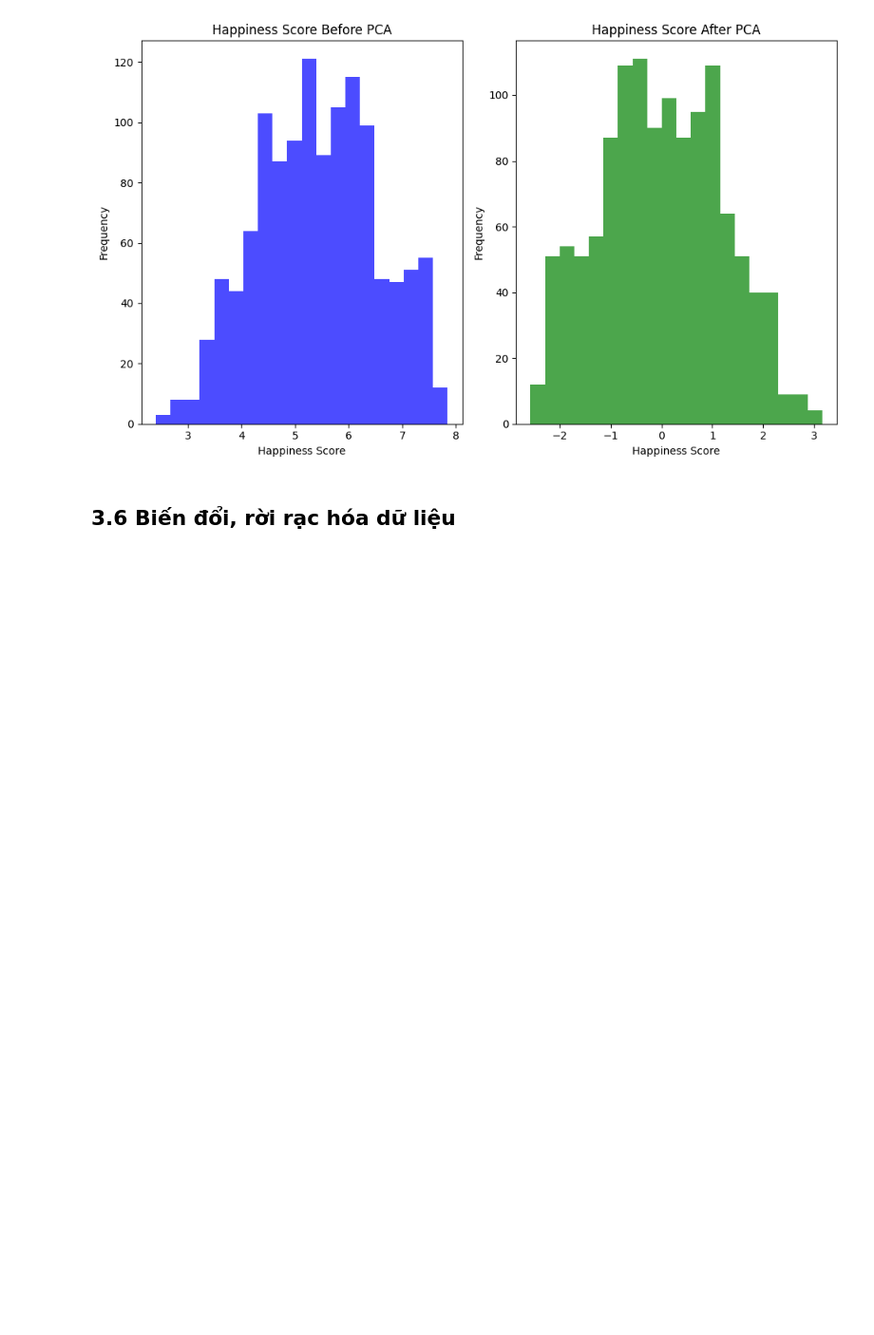
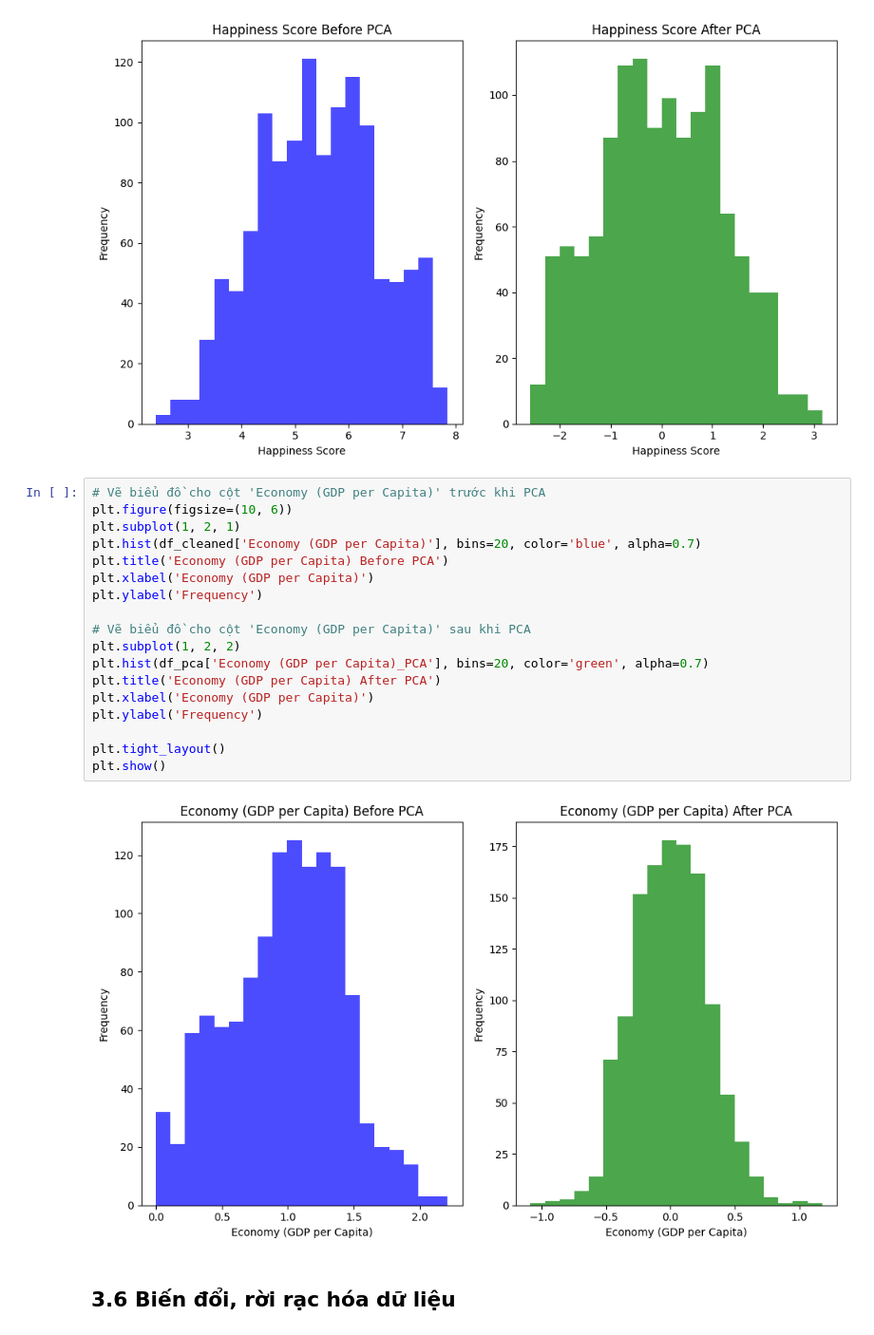
Before and after one commit to NgTrDung/DataMining_For_HappinessReport, a Jupyter notebook: Happiness_Report.ipynb, the cells around one changed output. Shown at 95% size. Cells and saved outputs as stored; diff of their text form; blank space fills up the shorter version.

```diff
--- a/Happiness_Report.ipynb
+++ b/Happiness_Report.ipynb
@@ -642,6 +657,26 @@ plt.tight_layout()
 plt.show()
 # %% [output]
 [figure]
+# %%
+# Vẽ biểu đồ cho cột 'Economy (GDP per Capita)' trước khi PCA
+plt.figure(figsize=(10, 6))
+plt.subplot(1, 2, 1)
+plt.hist(df_cleaned['Economy (GDP per Capita)'], bins=20, color='blue', alpha=0.7)
+plt.title('Economy (GDP per Capita) Before PCA')
+plt.xlabel('Economy (GDP per Capita)')
+plt.ylabel('Frequency')
+
+# Vẽ biểu đồ cho cột 'Economy (GDP per Capita)' sau khi PCA
+plt.subplot(1, 2, 2)
+plt.hist(df_pca['Economy (GDP per Capita)_PCA'], bins=20, color='green', alpha=0.7)
+plt.title('Economy (GDP per Capita) After PCA')
+plt.xlabel('Economy (GDP per Capita)')
+plt.ylabel('Frequency')
+
+plt.tight_layout()
+plt.show()
+# %% [output]
+[figure, added]
 # %% [markdown]
 ## 3.6 Biến đổi, rời rạc hóa dữ liệu
 # %%
```
Also changed, not shown: parts of 16 cells of this notebook.
